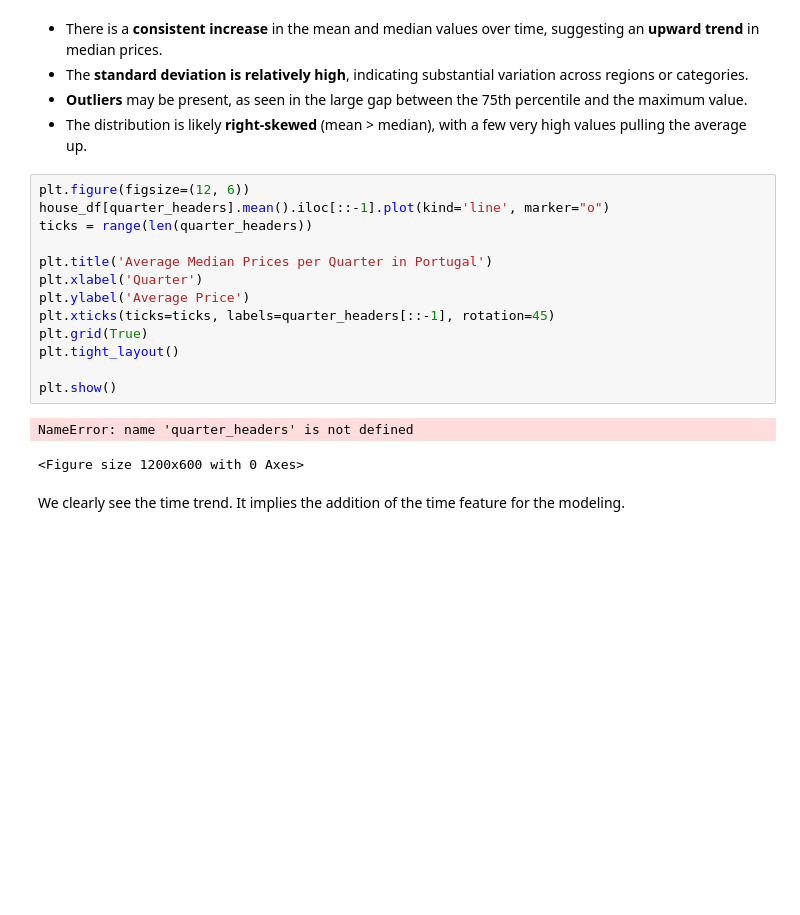
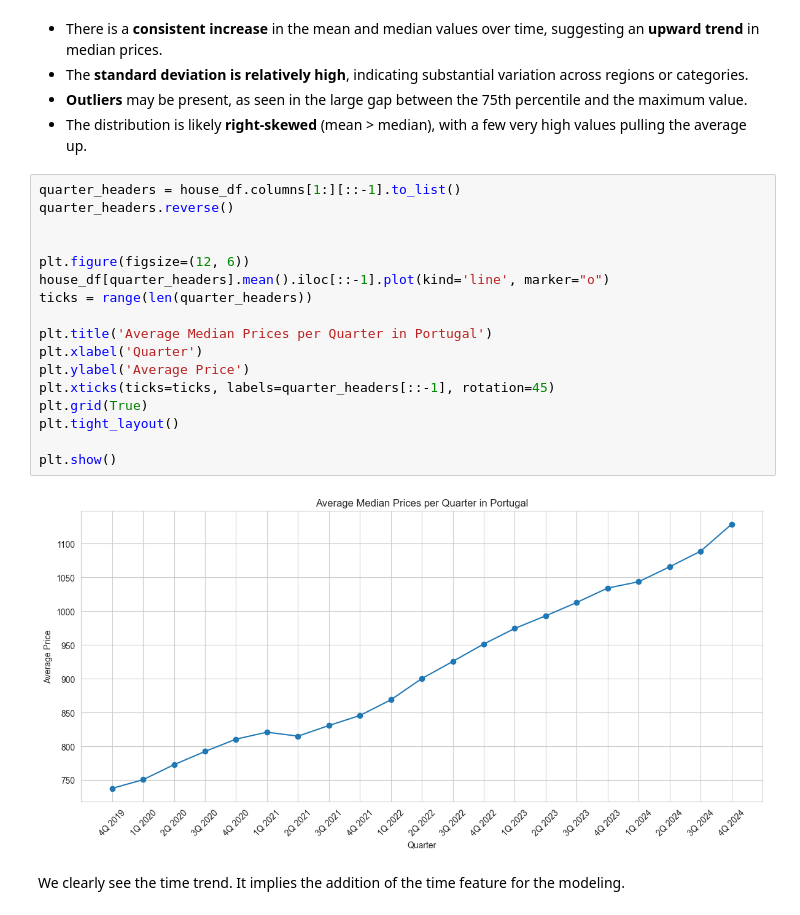
Before and after one commit to Shushunya/FCD-housing-prices, a Jupyter notebook: code/notebooks/eda/01_eda.ipynb, the cells around one changed output. Cells and saved outputs as stored; diff of their text form; blank space fills up the shorter version.

```diff
--- a/code/notebooks/eda/01_eda.ipynb
+++ b/code/notebooks/eda/01_eda.ipynb
@@ -75,21 +67,24 @@ house_df.describe()
 - **Outliers** may be present, as seen in the large gap between the 75th percentile and the maximum value.
 - The distribution is likely **right-skewed** (mean > median), with a few very high values pulling the average up.
 # %%
+quarter_headers = house_df.columns[1:][::-1].to_list()
+quarter_headers.reverse()
+
+
 plt.figure(figsize=(12, 6))
 house_df[quarter_headers].mean().iloc[::-1].plot(kind='line', marker="o")
 ticks = range(len(quarter_headers))
 
 plt.title('Average Median Prices per Quarter in Portugal')
 plt.xlabel('Quarter')
 plt.ylabel('Average Price')
 plt.xticks(ticks=ticks, labels=quarter_headers[::-1], rotation=45)
 plt.grid(True)
 plt.tight_layout()
 
 plt.show()
 # %% [output]
-NameError: name 'quarter_headers' is not defined
-<Figure size 1200x600 with 0 Axes>
+[figure, added]
 # %% [markdown]
 We clearly see the time trend. It implies the addition of the time feature for the modeling.
 # %%
```
Also changed, not shown: parts of 3 cells of this notebook, 5 other files.
